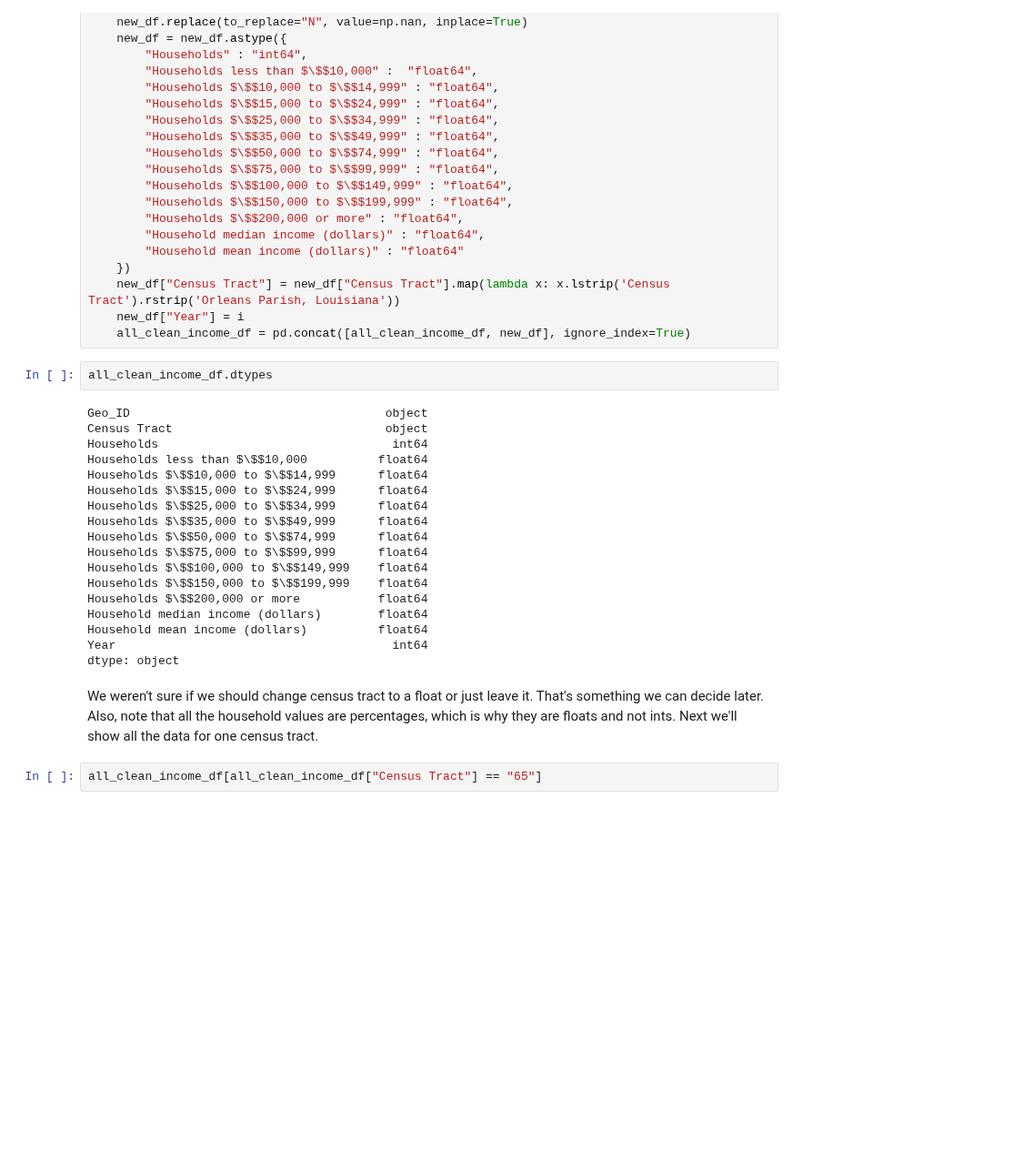
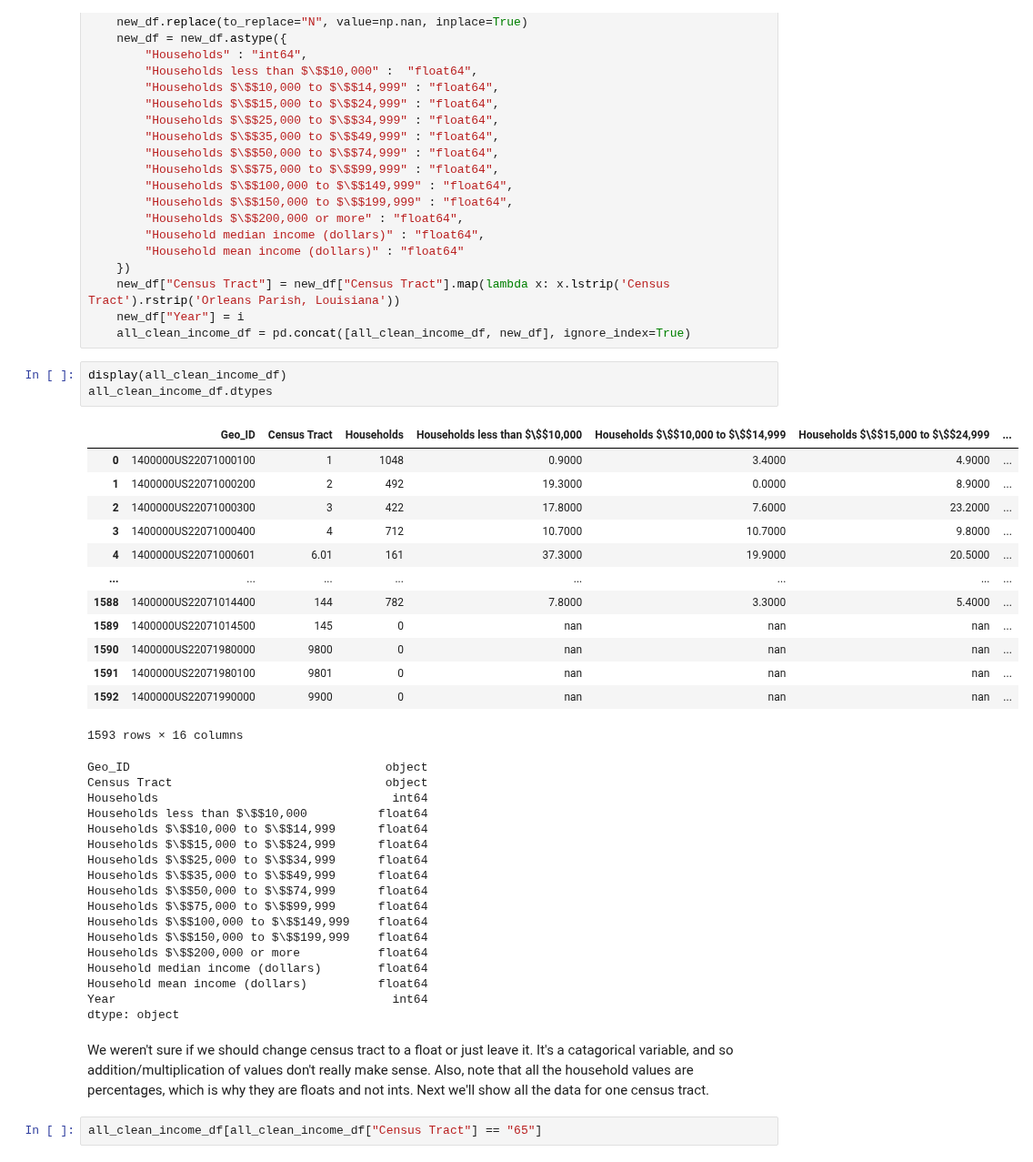
Before and after one commit to leosimanonok/DataScienceFinalTutorial, a Jupyter notebook: Milestone 2.ipynb, the cells around one changed output. Shown at 91% size. Drawn from its saved outputs; the diff is of its cells as text; blank space fills up the shorter version.

```diff
--- a/Milestone 2.ipynb
+++ b/Milestone 2.ipynb
@@ -289,28 +319,42 @@ for i in range(2011, 2019):
     new_df["Census Tract"] = new_df["Census Tract"].map(lambda x: x.lstrip('Census Tract').rstrip('Orleans Parish, Louisiana'))
     new_df["Year"] = i
     all_clean_income_df = pd.concat([all_clean_income_df, new_df], ignore_index=True)
-# %%
-all_clean_income_df.dtypes
-# %% [output]
-Geo_ID                                    object
-Census Tract                              object
-Households                                 int64
-Households less than $\$$10,000          float64
-Households $\$$10,000 to $\$$14,999      float64
-Households $\$$15,000 to $\$$24,999      float64
-Households $\$$25,000 to $\$$34,999      float64
-Households $\$$35,000 to $\$$49,999      float64
-Households $\$$50,000 to $\$$74,999      float64
-Households $\$$75,000 to $\$$99,999      float64
-Households $\$$100,000 to $\$$149,999    float64
-Households $\$$150,000 to $\$$199,999    float64
-Households $\$$200,000 or more           float64
-Household median income (dollars)        float64
-Household mean income (dollars)          float64
-Year                                       int64
-dtype: object
+# %%
+display(all_clean_income_df)
+all_clean_income_df.dtypes
+# %% [output]
+|  | Geo_ID | Census Tract | Households | Households less than $\$$10,000 | Households $\$$10,000 to $\$$14,999 | Households $\$$15,000 to $\$$24,999 | ... |
+| 0 | 1400000US22071000100 | 1 | 1048 | 0.9000 | 3.4000 | 4.9000 | ... |
+| 1 | 1400000US22071000200 | 2 | 492 | 19.3000 | 0.0000 | 8.9000 | ... |
+| 2 | 1400000US22071000300 | 3 | 422 | 17.8000 | 7.6000 | 23.2000 | ... |
+| 3 | 1400000US22071000400 | 4 | 712 | 10.7000 | 10.7000 | 9.8000 | ... |
+| 4 | 1400000US22071000601 | 6.01 | 161 | 37.3000 | 19.9000 | 20.5000 | ... |
+| ... | ... | ... | ... | ... | ... | ... | ... |
+| 1588 | 1400000US22071014400 | 144 | 782 | 7.8000 | 3.3000 | 5.4000 | ... |
+| 1589 | 1400000US22071014500 | 145 | 0 | nan | nan | nan | ... |
+| 1590 | 1400000US22071980000 | 9800 | 0 | nan | nan | nan | ... |
+| 1591 | 1400000US22071980100 | 9801 | 0 | nan | nan | nan | ... |
+| 1592 | 1400000US22071990000 | 9900 | 0 | nan | nan | nan | ... |
+1593 rows × 16 columns
+Geo_ID                                    object
+Census Tract                              object
+Households                                 int64
+Households less than $\$$10,000          float64
+Households $\$$10,000 to $\$$14,999      float64
+Households $\$$15,000 to $\$$24,999      float64
+Households $\$$25,000 to $\$$34,999      float64
+Households $\$$35,000 to $\$$49,999      float64
+Households $\$$50,000 to $\$$74,999      float64
+Households $\$$75,000 to $\$$99,999      float64
+Households $\$$100,000 to $\$$149,999    float64
+Households $\$$150,000 to $\$$199,999    float64
+Households $\$$200,000 or more           float64
+Household median income (dollars)        float64
+Household mean income (dollars)          float64
+Year                                       int64
+dtype: object
 # %% [markdown]
-We weren't sure if we should change census tract to a float or just leave it. That's something we can decide later. Also, note that all the household values are percentages, which is why they are floats and not ints. Next we'll show all the data for one census tract.
+We weren't sure if we should change census tract to a float or just leave it. It's a catagorical variable, and so addition/multiplication of values don't really make sense. Also, note that all the household values are percentages, which is why they are floats and not ints. Next we'll show all the data for one census tract.
 # %%
 all_clean_income_df[all_clean_income_df["Census Tract"] == "65"]
 # %% [output]
```
Also changed, not shown: parts of 8 cells of this notebook.
